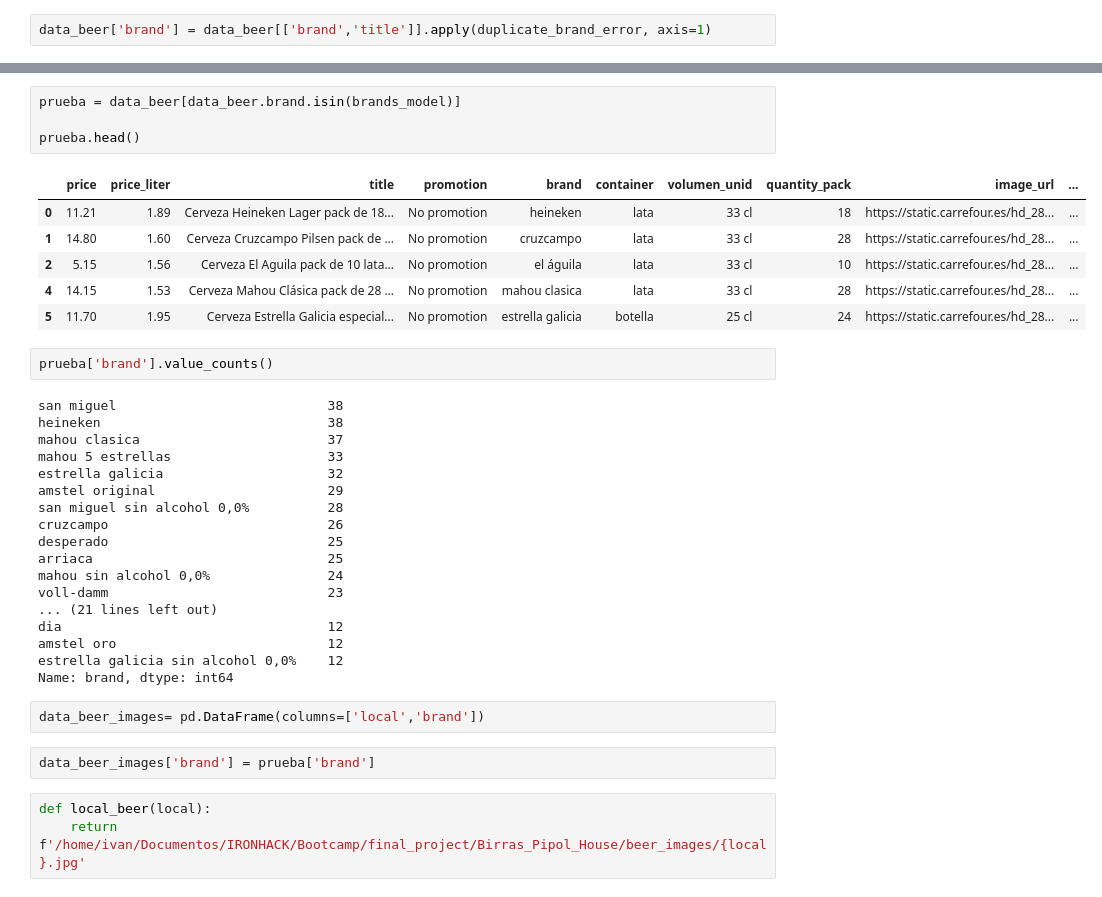
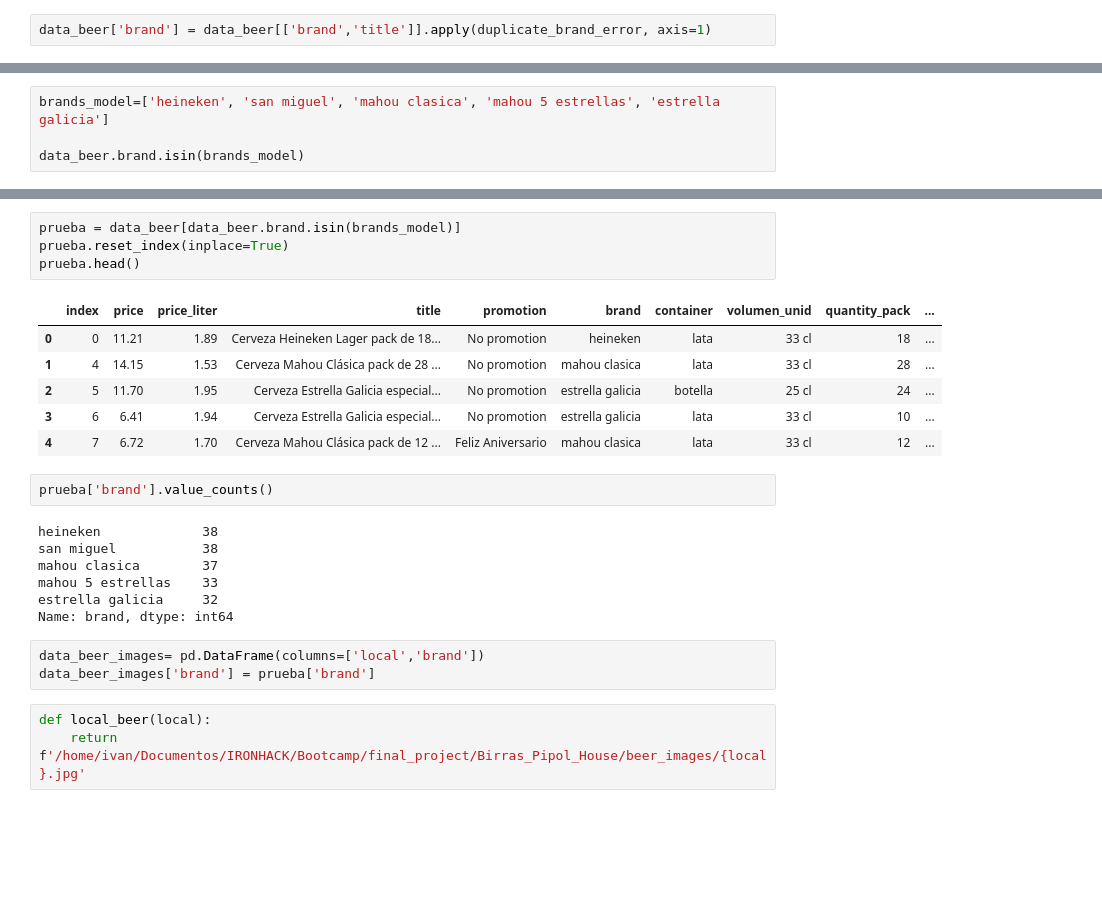
Before and after one commit to ivancompany92/Birras_Pipol_House, a Jupyter notebook: notebooks/model_prueba.ipynb, the cells around one changed output, grey strips where cells are left out. Drawn from its saved outputs; the diff is of its cells as text; blank space fills up the shorter version.

Commit message:
model changes

```diff
--- a/notebooks/model_prueba.ipynb
+++ b/notebooks/model_prueba.ipynb
@@ -524,0 +475,4 @@ Name: brand, Length: 1566, dtype: bool
+# %%
+brands_model=['heineken', 'san miguel', 'mahou clasica', 'mahou 5 estrellas', 'estrella galicia']
+
+data_beer.brand.isin(brands_model)
@@ -525,38 +492,26 @@ Name: brand, Length: 1566, dtype: bool
 # %%
 prueba = data_beer[data_beer.brand.isin(brands_model)]
-
+prueba.reset_index(inplace=True)
 prueba.head()
 # %% [output]
-|  | price | price_liter | title | promotion | brand | container | volumen_unid | quantity_pack | image_url | ... |
-| 0 | 11.21 | 1.89 | Cerveza Heineken Lager pack de 18... | No promotion | heineken | lata | 33 cl | 18 | https://static.carrefour.es/hd_28... | ... |
-| 1 | 14.80 | 1.60 | Cerveza Cruzcampo Pilsen pack de ... | No promotion | cruzcampo | lata | 33 cl | 28 | https://static.carrefour.es/hd_28... | ... |
-| 2 | 5.15 | 1.56 | Cerveza El Aguila pack de 10 lata... | No promotion | el águila | lata | 33 cl | 10 | https://static.carrefour.es/hd_28... | ... |
-| 4 | 14.15 | 1.53 | Cerveza Mahou Clásica pack de 28 ... | No promotion | mahou clasica | lata | 33 cl | 28 | https://static.carrefour.es/hd_28... | ... |
-| 5 | 11.70 | 1.95 | Cerveza Estrella Galicia especial... | No promotion | estrella galicia | botella | 25 cl | 24 | https://static.carrefour.es/hd_28... | ... |
+|  | index | price | price_liter | title | promotion | brand | container | volumen_unid | quantity_pack | ... |
+| 0 | 0 | 11.21 | 1.89 | Cerveza Heineken Lager pack de 18... | No promotion | heineken | lata | 33 cl | 18 | ... |
+| 1 | 4 | 14.15 | 1.53 | Cerveza Mahou Clásica pack de 28 ... | No promotion | mahou clasica | lata | 33 cl | 28 | ... |
+| 2 | 5 | 11.70 | 1.95 | Cerveza Estrella Galicia especial... | No promotion | estrella galicia | botella | 25 cl | 24 | ... |
+| 3 | 6 | 6.41 | 1.94 | Cerveza Estrella Galicia especial... | No promotion | estrella galicia | lata | 33 cl | 10 | ... |
+| 4 | 7 | 6.72 | 1.70 | Cerveza Mahou Clásica pack de 12 ... | Feliz Aniversario | mahou clasica | lata | 33 cl | 12 | ... |
 # %%
 prueba['brand'].value_counts()
 # %% [output]
-san miguel                           38
-heineken                             38
-mahou clasica                        37
-mahou 5 estrellas                    33
-estrella galicia                     32
-amstel original                      29
-san miguel sin alcohol 0,0%          28
-cruzcampo                            26
-desperado                            25
-arriaca                              25
-mahou sin alcohol 0,0%               24
-voll-damm                            23
-... (21 lines left out)
-dia                                  12
-amstel oro                           12
-estrella galicia sin alcohol 0,0%    12
+heineken             38
+san miguel           38
+mahou clasica        37
+mahou 5 estrellas    33
+estrella galicia     32
 Name: brand, dtype: int64
 # %%
 data_beer_images= pd.DataFrame(columns=['local','brand'])
+data_beer_images['brand'] = prueba['brand']
-# %%
-data_beer_images['brand'] = prueba['brand']
 # %%
 def local_beer(local):
     return f'/home/ivan/Documentos/IRONHACK/Bootcamp/final_project/Birras_Pipol_House/beer_images/{local}.jpg'
```
Also changed, not shown: parts of 36 cells of this notebook.
